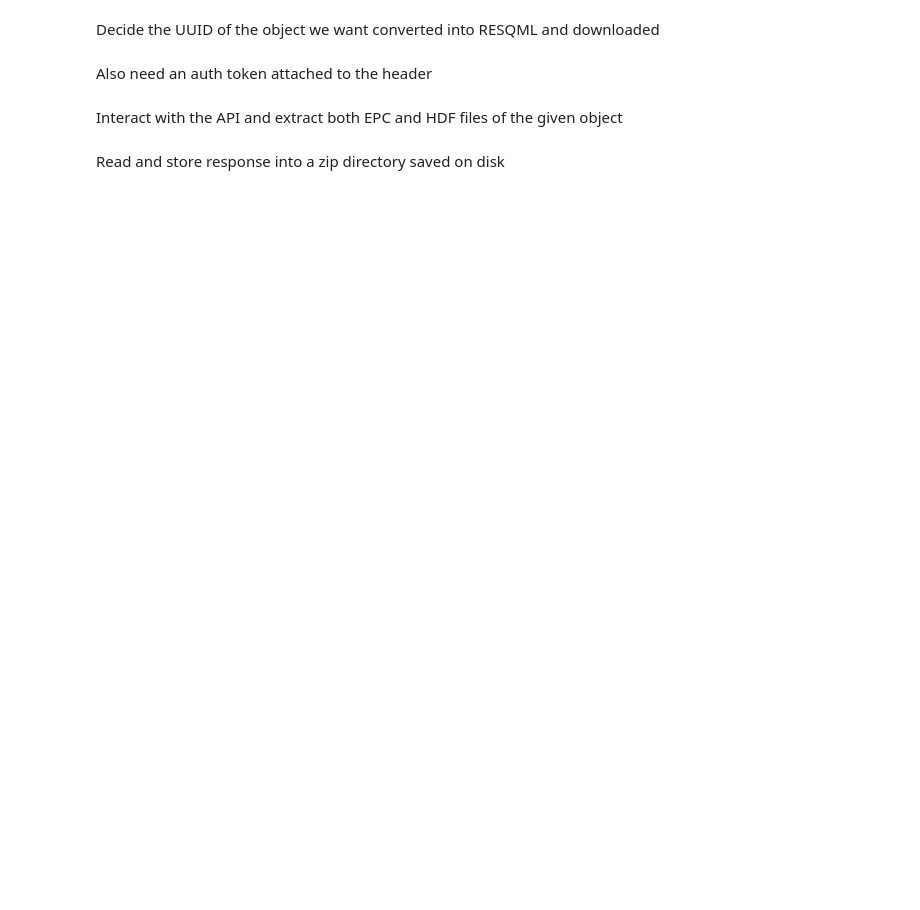
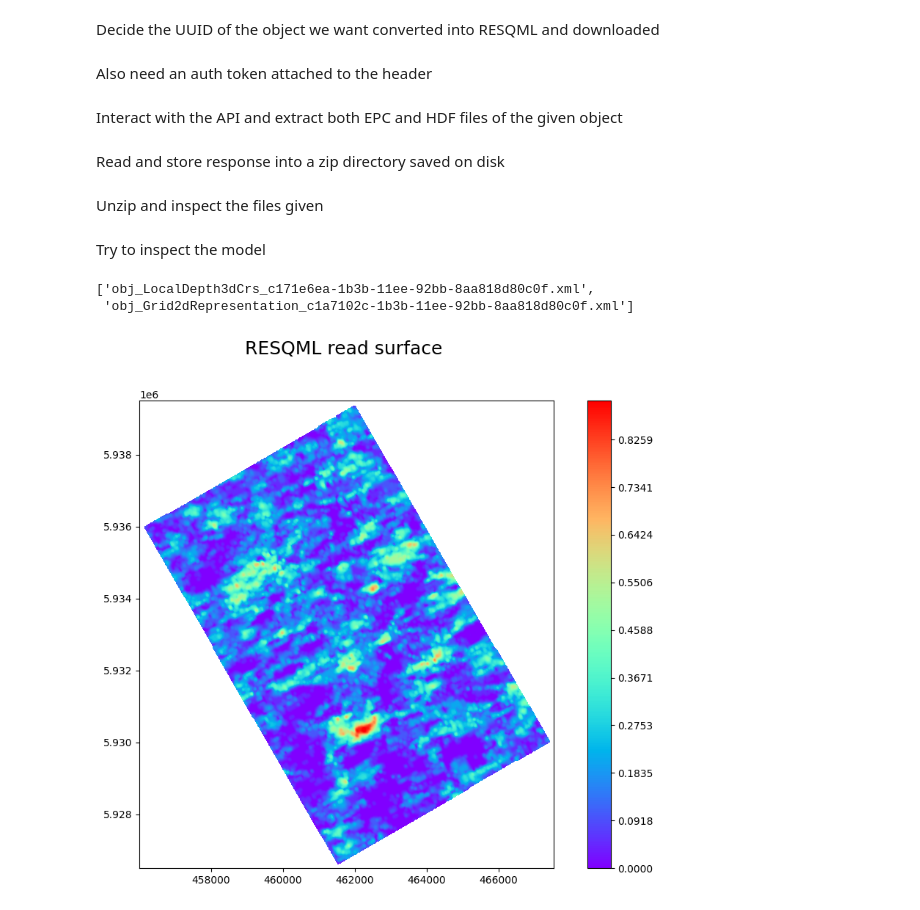
Before and after one commit to equinor/sumo-fmu-to-resqml, a Jupyter notebook: notebooks/test_api.ipynb, the cells around one changed output. Drawn from its saved outputs; the diff is of its cells as text; code cells hidden in the pictures; blank space fills up the shorter version.

Commit message:
Added surface inspection to api notebook

```diff
--- a/notebooks/test_api.ipynb
+++ b/notebooks/test_api.ipynb
@@ -31,3 +33,57 @@ Read and store response into a zip directory saved on disk
 # %%
 with open("response.zip", "wb") as f:
     f.write(response.content)
+# %% [markdown]
+Unzip and inspect the files given
+# %%
+# Unzip files into "temp" directory
+with ZipFile("response.zip", "r") as zip:
+    zip.extract("epc.zip", "temp/")
+    zip.extract("hdf.zip", "temp/")
+
+with ZipFile("temp/epc.zip", "r") as zip:
+    zip.extractall("temp/")
+os.remove("temp/epc.zip")
+
+with ZipFile("temp/hdf.zip", "r") as zip:
+    zip.extractall("temp/")
+os.remove("temp/hdf.zip")
+
+# Rename all files from uuid to "temp"
+for file in os.listdir("temp"):
+    ext = file.split(".")[-1]
+    os.rename("temp/" + file, "temp/temp." + ext)
+
+# Create RESQPY model from data
+model = Model("temp/temp.epc")
+# %% [markdown]
+Try to inspect the model
+# %%
+model.parts()
+# %% [output]
+['obj_LocalDepth3dCrs_c171e6ea-1b3b-11ee-92bb-8aa818d80c0f.xml',
+ 'obj_Grid2dRepresentation_c1a7102c-1b3b-11ee-92bb-8aa818d80c0f.xml']
+# %%
+crs_uuid = model.uuid(obj_type="obj_LocalDepth3dCrs")
+crs = Crs(model, uuid=crs_uuid)
+mesh_uuid = model.uuid(obj_type="obj_Grid2dRepresentation")
+mesh = Mesh(model, uuid=mesh_uuid)
+
+ncol = mesh.nj
+nrow = mesh.ni
+xinc = mesh.regular_dxyz_dij[0, 0]
+yinc = mesh.regular_dxyz_dij[1, 1]
+xori = crs.x_offset
+yori = crs.y_offset
+yflip = 1 if crs.z_inc_down else -1
+rotation = crs.rotation
+values = mesh.full_array_ref()[:, :, 2]
+
+undef_value = ast.literal_eval(mesh.extra_metadata['data'])['spec']['undef']
+
+masked_array = np.ma.masked_values(values, undef_value)
+
+surf = xtgeo.RegularSurface(ncol=ncol, nrow=nrow, xinc=xinc, yinc=yinc, xori=xori, yori=yori, yflip=yflip, rotation=rotation, values=masked_array)
+surf.quickplot(title="RESQML read surface")
+# %% [output]
+[figure, added]
```
Also changed, not shown: parts of 2 cells of this notebook, 1 other file.
